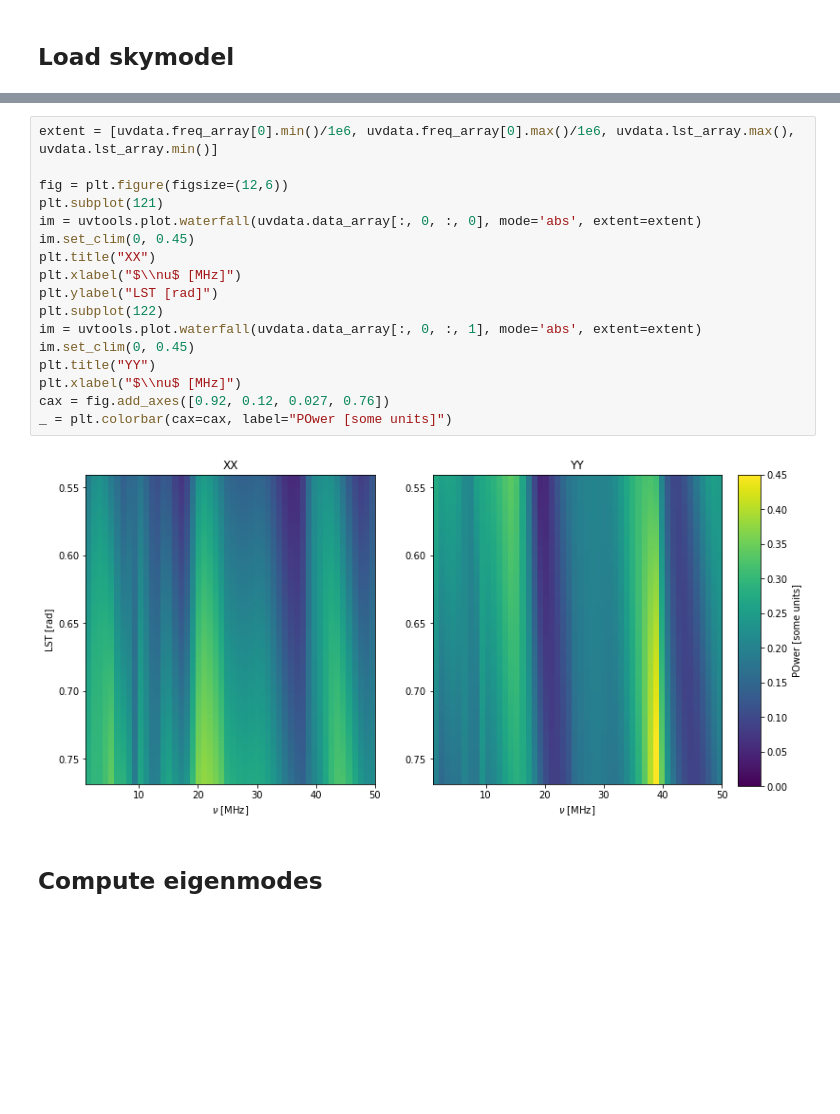
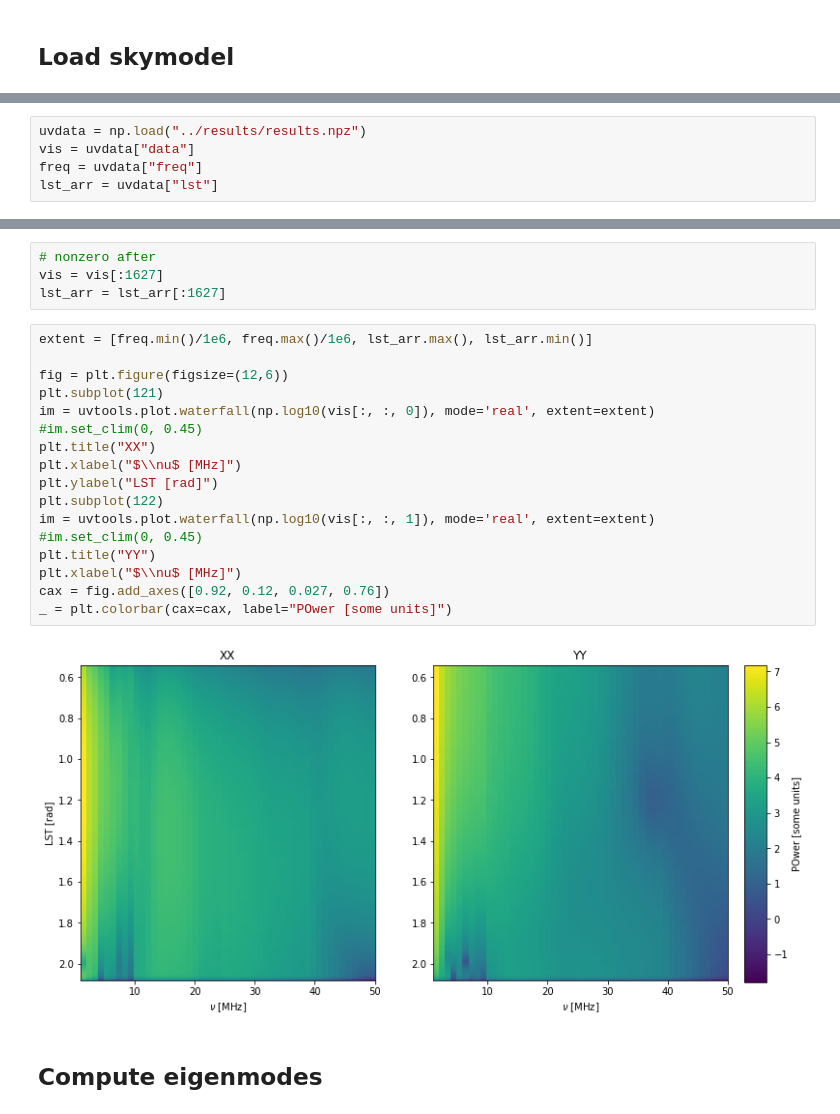
Before and after one commit to christianhbye/lusee_sky_simulations, a Jupyter notebook: notebooks/mock_lusee_night_analysis.ipynb, the cells around one changed output, grey strips where cells are left out. Cells and saved outputs as stored; diff of their text form; blank space fills up the shorter version.

```diff
--- a/notebooks/mock_lusee_night_analysis.ipynb
+++ b/notebooks/mock_lusee_night_analysis.ipynb
@@ -112,2 +92,7 @@ Discarding imaginary part...
+# %%
+uvdata = np.load("../results/results.npz")
+vis = uvdata["data"]
+freq = uvdata["freq"]
+lst_arr = uvdata["lst"]
 # %%
 plt.figure()
@@ -123,22 +109,26 @@ plt.show()
+# %%
+# nonzero after
+vis = vis[:1627]
+lst_arr = lst_arr[:1627]
 # %%
-extent = [uvdata.freq_array[0].min()/1e6, uvdata.freq_array[0].max()/1e6, uvdata.lst_array.max(), uvdata.lst_array.min()]
+extent = [freq.min()/1e6, freq.max()/1e6, lst_arr.max(), lst_arr.min()]
 
 fig = plt.figure(figsize=(12,6))
 plt.subplot(121)
-im = uvtools.plot.waterfall(uvdata.data_array[:, 0, :, 0], mode='abs', extent=extent)
-im.set_clim(0, 0.45)
+im = uvtools.plot.waterfall(np.log10(vis[:, :, 0]), mode='real', extent=extent)
+#im.set_clim(0, 0.45)
 plt.title("XX")
 plt.xlabel("$\\nu$ [MHz]")
 plt.ylabel("LST [rad]")
 plt.subplot(122)
-im = uvtools.plot.waterfall(uvdata.data_array[:, 0, :, 1], mode='abs', extent=extent)
-im.set_clim(0, 0.45)
+im = uvtools.plot.waterfall(np.log10(vis[:, :, 1]), mode='real', extent=extent)
+#im.set_clim(0, 0.45)
 plt.title("YY")
 plt.xlabel("$\\nu$ [MHz]")
 cax = fig.add_axes([0.92, 0.12, 0.027, 0.76])
 _ = plt.colorbar(cax=cax, label="POwer [some units]")
 # %% [output]
-[figure, old version]
+[figure, new version]
 # %% [markdown]
 ## Compute eigenmodes
 # %%
```
Also changed, not shown: parts of 15 cells of this notebook.
